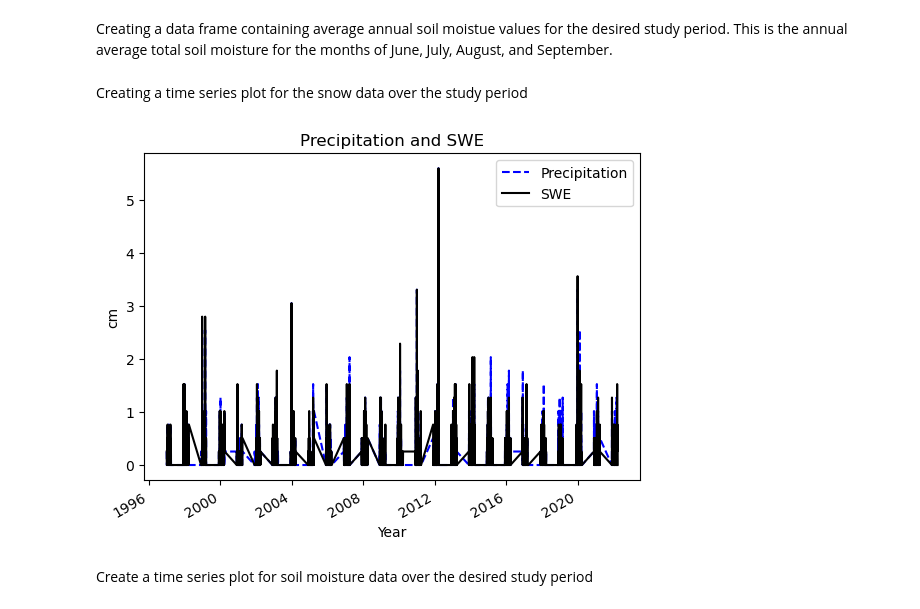
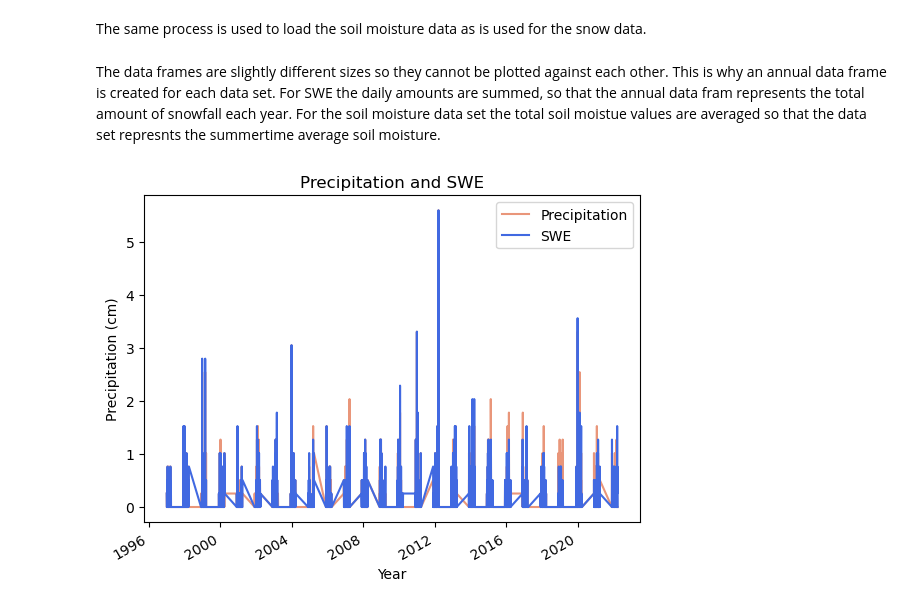
Before and after one commit to andrewflem/Final-Project-CO-snow-and-droughts, a Jupyter notebook: Fleming_Final_Project_ESCI_797 (1).ipynb, the cells around one changed output. Drawn from its saved outputs; the diff is of its cells as text; code cells hidden in the pictures.

```diff
--- a/Fleming_Final_Project_ESCI_797 (1).ipynb
+++ b/Fleming_Final_Project_ESCI_797 (1).ipynb
@@ -132,3 +138,5 @@ Create an data frame containing values describing annual acculumation of SWE
+# %% [markdown]
+The same process is used to load the soil moisture data as is used for the snow data.
 # %%
 #%% Creating annual data frame for SWE
 
@@ -140,9 +148,6 @@ dfscan_fill1 = data_snow.interpolate()
 
 #Calculate values
 dfannual_swe = dfscan_fill1[['SWE_cm']].groupby(data_snow.index.year).sum()
-# %% [markdown]
-Creating a data frame containing average annual soil moistue values for the desired study period. This is the
-annual average total soil moisture for the months of June, July, August, and September.
 # %%
 #%% Annual data frame for SM
 
@@ -158,34 +163,34 @@ dfannual_sm = dfscan_fill2[['tot_soilmoisture']].groupby(data_sm.index.year).mea
 #Rename column
 dfannual_sm = dfannual_sm.rename(columns={'tot_soilmoisture': 'avg_soilmoisture'})
 # %% [markdown]
-Creating a time series plot for the snow data over the study period
+The data frames are slightly different sizes so they cannot be plotted against each other. This is why an annual data frame is created for each data set. For SWE the daily amounts are summed, so that the annual data fram represents the total amount of snowfall each year. For the soil moisture data set the total soil moistue values are averaged so that the data set represnts the summertime average soil moisture.
 # %%
+#%%Create Time Series Plot for SWE
+
 # Create plot
 fig1, ax = plt.subplots()
 
 # Plot another data series
 ax.plot(data_snow['Precip_cm'],  # x = 1st series, y = 2nd series)
-        'b--',                            # Line Format
+        'darksalmon',                            # Line Format
         label = 'Precipitation')         # series label for legend
 
 # Plot one data series
 ax.plot(data_snow['SWE_cm'],  # x = 1st series, y = 2nd series)
-        'k-',                           # Line Format
+        'royalblue',                           # Line Format
         label = 'SWE')       # series label for legend
 
 
 # Add plot components
 ax.set_xlabel('Year')         # x-axis label
-ax.set_ylabel('cm')          # y-axis label
+ax.set_ylabel('Precipitation (cm)')          # y-axis label
 ax.set_title('Precipitation and SWE') # figure title
 ax.legend()                                   # legend
 
 # Optional command to make x-tick labels diagonal to avoid overlap
 fig1.autofmt_xdate()
 # %% [output]
-[figure, old version]
+[figure, new version]
-# %% [markdown]
-Create a time series plot for soil moisture data over the desired study period
 # %%
 #%%Create Time Series Plot for SM
 
```
Also changed, not shown: parts of 21 cells of this notebook.
